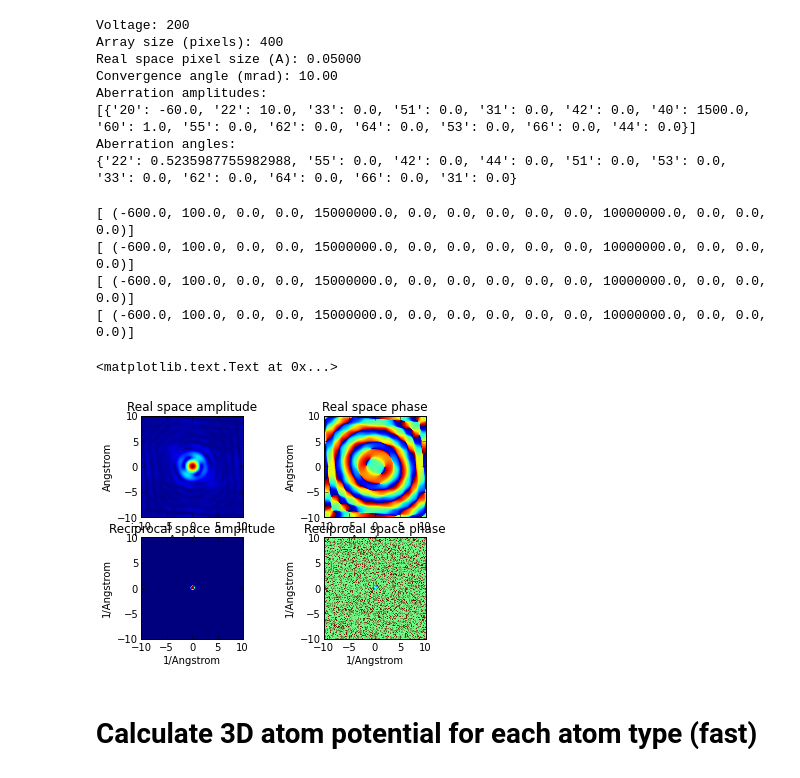
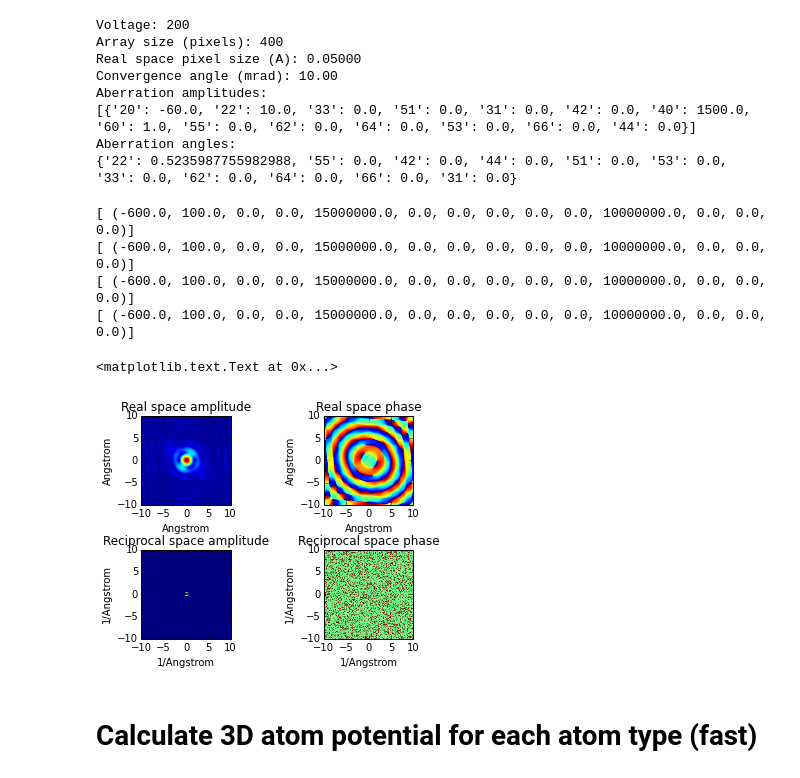
Before and after one commit to QSTEM/QSTEM, a Jupyter notebook: python/QSTEM_simDemo.ipynb, the cells around one changed output. Cells and saved outputs as stored; diff of their text form; code cells hidden in the pictures.

```diff
--- a/python/QSTEM_simDemo.ipynb
+++ b/python/QSTEM_simDemo.ipynb
@@ -46,30 +45,31 @@ Aberration angles:
 # %%
 #This cell plots various views of the probe
 fig, axs = plt.subplots(2,2)
+fig.subplots_adjust(hspace=0.5)
 
 axs[0,0].imshow(p.get_real_space_amplitude(), extent=p.get_physical_extent())
 axs[0,0].set_xlabel("Angstrom")
 axs[0,0].set_ylabel("Angstrom")
 axs[0,0].set_title("Real space amplitude")
 axs[0,1].imshow(p.get_real_space_phase(), extent=p.get_physical_extent())
 axs[0,1].set_xlabel("Angstrom")
 axs[0,1].set_ylabel("Angstrom")
 axs[0,1].set_title("Real space phase")
 axs[1,0].imshow(p.get_reciprocal_space_amplitude(), extent=p.get_reciprocal_extent())
 axs[1,0].set_xlabel("1/Angstrom")
 axs[1,0].set_ylabel("1/Angstrom")
 axs[1,0].set_title("Reciprocal space amplitude")
 axs[1,1].imshow(p.get_reciprocal_space_phase(), extent=p.get_reciprocal_extent())
 axs[1,1].set_xlabel("1/Angstrom")
 axs[1,1].set_ylabel("1/Angstrom")
 axs[1,1].set_title("Reciprocal space phase")
 # %% [output]
 [ (-600.0, 100.0, 0.0, 0.0, 15000000.0, 0.0, 0.0, 0.0, 0.0, 0.0, 10000000.0, 0.0, 0.0, 0.0)]
 [ (-600.0, 100.0, 0.0, 0.0, 15000000.0, 0.0, 0.0, 0.0, 0.0, 0.0, 10000000.0, 0.0, 0.0, 0.0)]
 [ (-600.0, 100.0, 0.0, 0.0, 15000000.0, 0.0, 0.0, 0.0, 0.0, 0.0, 10000000.0, 0.0, 0.0, 0.0)]
 [ (-600.0, 100.0, 0.0, 0.0, 15000000.0, 0.0, 0.0, 0.0, 0.0, 0.0, 10000000.0, 0.0, 0.0, 0.0)]
 <matplotlib.text.Text at 0x...>
-[figure, old version]
+[figure, new version]
 # %% [markdown]
 # Calculate 3D atom potential for each atom type (fast)
 # %% [markdown]
```
Also changed, not shown: parts of 20 cells of this notebook.
